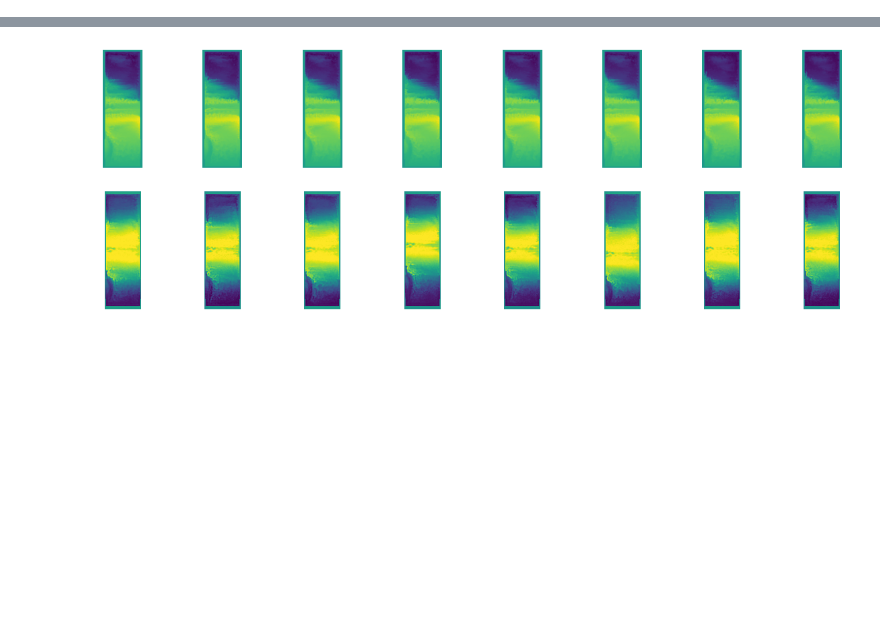
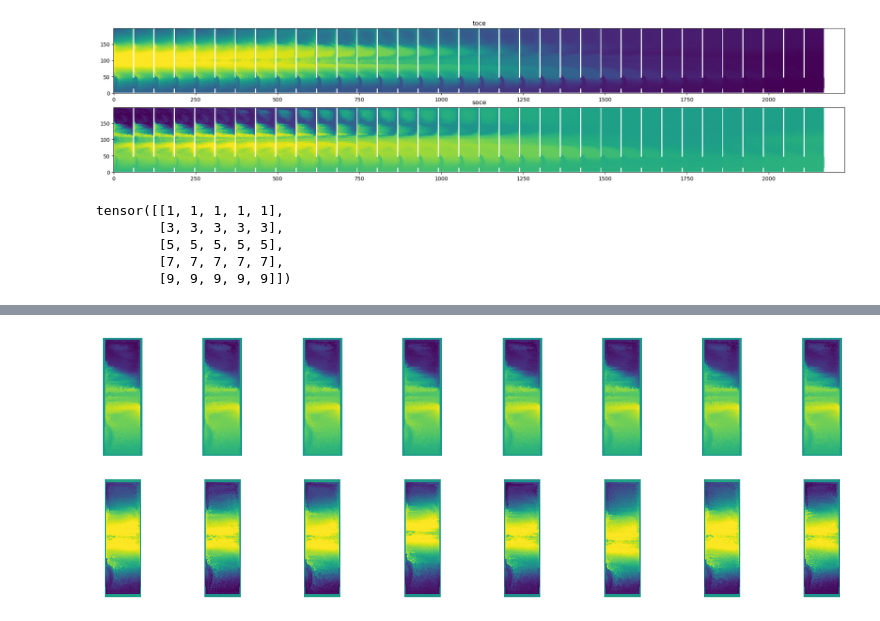
Before and after one commit to Etienne-Meunier/DINO-Fusion, a Jupyter notebook: Diffusion_Model/notebooks/Re-normalise-generated-data.ipynb, the cells around one changed output, grey strips where cells are left out. Drawn from its saved outputs; the diff is of its cells as text; code cells hidden in the pictures; blank space fills up the shorter version.

```diff
--- a/Diffusion_Model/notebooks/Re-normalise-generated-data.ipynb
+++ b/Diffusion_Model/notebooks/Re-normalise-generated-data.ipynb
@@ -8,6 +34,4 @@ from utils import getoce dataloader
 # %%
-base_path= '/Users/emeunier/Documents/gen-diffusion/' #'/Users/emeunier/Documents/scai/'
 path_generated=f'{base_path}/z87envpm/epoch_4950.npy'
-training_tar = ''
 generated_fields = torch.tensor(np.load(path_generated))
-config = TrainingConfig()
+sample_generated = trf.uncall(generated_fields[0])
@@ -35,0 +38,9 @@ idt = iter(train_dataloader)
+# %%
+fig, axs = plt.subplots(2,1,figsize=(25,5))
+
+for i, t in enumerate(['toce', 'soce']) :
+    axs[i].set_title(t)
+    axs[i].imshow(einops.rearrange(sample_generated[f'{t}.npy'], 'z w h -> w (z h)'))
+    axs[i].invert_yaxis()
+# %% [output]
+[figure, added]
@@ -35,0 +60,8 @@ idt = iter(train_dataloader)
+# %%
+x
+# %% [output]
+tensor([[1, 1, 1, 1, 1],
+        [3, 3, 3, 3, 3],
+        [5, 5, 5, 5, 5],
+        [7, 7, 7, 7, 7],
+        [9, 9, 9, 9, 9]])
```
Also changed, not shown: parts of 25 cells of this notebook, 4 other files.
